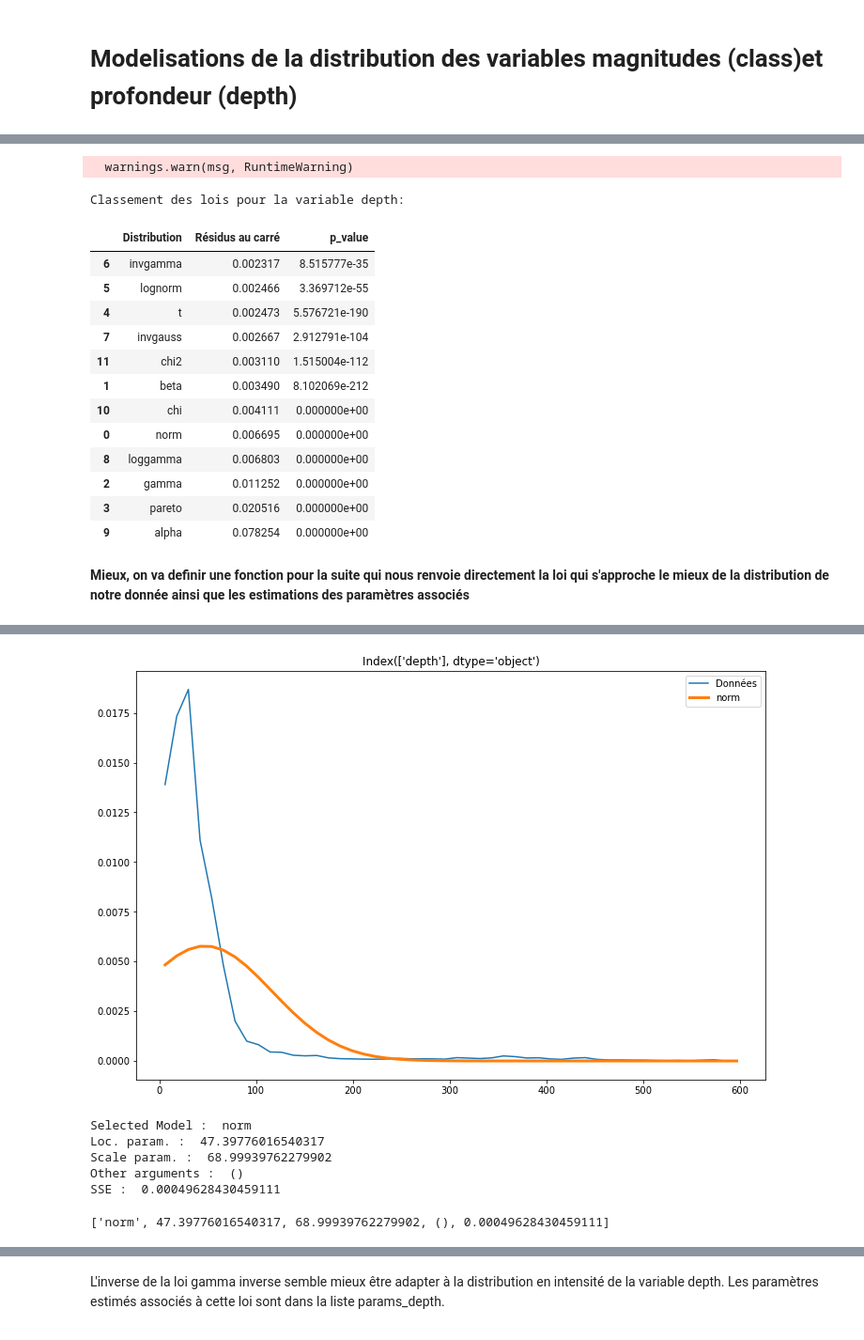
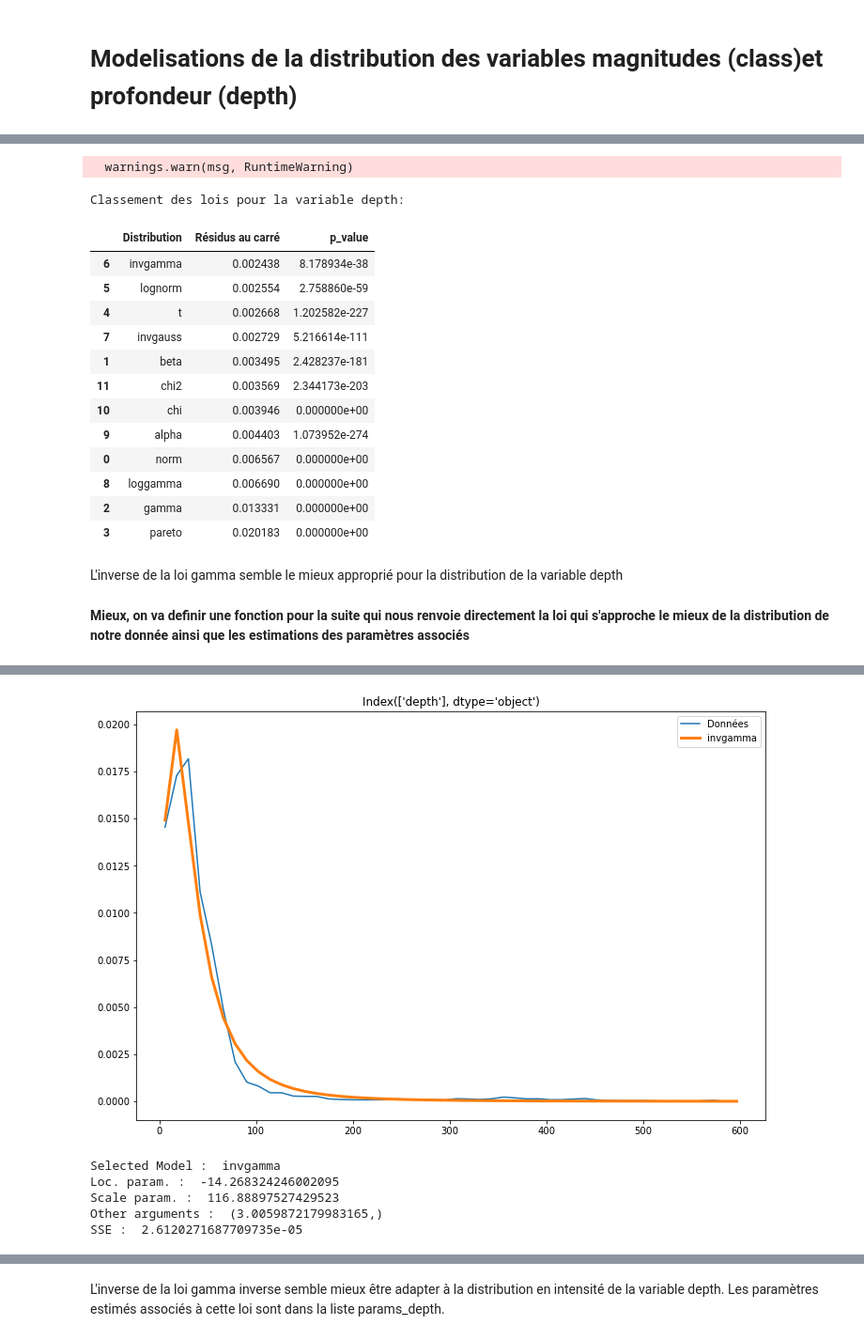
Before and after one commit to eupho73/TER-BNN, a Jupyter notebook: data/modelisation des distributions class et depth.ipynb, the cells around one changed output, grey strips where cells are left out. Shown at 94% size. Cells and saved outputs as stored; diff of their text form; code cells hidden in the pictures.

```diff
--- a/data/modelisation des distributions class et depth.ipynb
+++ b/data/modelisation des distributions class et depth.ipynb
@@ -52,0 +104,4 @@ ratio donnée conservé : 0.9645457704647762 %
+# %%
+#On encode en binaire la variable claims
+data['claims'] = data['claims'].astype('category').cat.codes
+data.head()
@@ -52,0 +117,6 @@ ratio donnée conservé : 0.9645457704647762 %
+# %%
+# Pour preparer la modelisation des intensités, on va créer à partir des données précedentes une nouvelle base d'observations de sinistres
+#df_claims = data.copy()
+df_claims = data[data['claims'] == 1]
+print(df_claims.shape)
+print("ratio donnée conservé :", (df_claims.shape[0]/ data.shape[0])*100, "%") # On regarde la proportion de données conservées
@@ -78,18 +156,17 @@ Pour cela on va classer les lois en comparant les residus carré entre leurs dis
 
 dist_names = ['norm', 'beta','gamma', 'pareto', 't', 'lognorm', 'invgamma', 'invgauss',  'loggamma', 'alpha', 'chi', 'chi2']
 
-#dist_names = ['t', 'invgamma', 'lognorm','alpha', 'invgauss','pareto','beta', 'loggamma']
 
 sum_square_error = []
 p_value=[]
 
 for distribution in dist_names:
-    y, x= np.histogram(df_cla4['depth'], bins=500, density=True)
+    y, x= np.histogram(df_claims['depth'], bins=500, density=True)
     x = (x + np.roll(x, -1))[:-1] / 2.0
 
 ######## méthode fit
     dist = getattr(scipy.stats, distribution)
-    parameters = dist.fit(df_cla4['depth'])
+    parameters = dist.fit(df_claims['depth'])
 
 ######## paramètres
     loc = parameters[-2]
@@ -102,7 +179,7 @@ for distribution in dist_names:
     sum_square_error.append(sse)
 
 ######## Calcul de p_value
-    p= scipy.stats.kstest(df_cla4['depth'], distribution, parameters)[1]
+    p= scipy.stats.kstest(df_claims['depth'], distribution, parameters)[1]
     p_value.append(p)
 
 results = pd.DataFrame()
@@ -117,23 +194,25 @@ results
   warnings.warn(msg, RuntimeWarning)
 Classement des lois pour la variable depth:
 |  | Distribution | Résidus au carré | p_value |
-| 6 | invgamma | 0.002317 | 8.515777e-35 |
-| 5 | lognorm | 0.002466 | 3.369712e-55 |
-| 4 | t | 0.002473 | 5.576721e-190 |
-| 7 | invgauss | 0.002667 | 2.912791e-104 |
-| 11 | chi2 | 0.003110 | 1.515004e-112 |
-| 1 | beta | 0.003490 | 8.102069e-212 |
-| 10 | chi | 0.004111 | 0.000000e+00 |
-| 0 | norm | 0.006695 | 0.000000e+00 |
-| 8 | loggamma | 0.006803 | 0.000000e+00 |
-| 2 | gamma | 0.011252 | 0.000000e+00 |
-| 3 | pareto | 0.020516 | 0.000000e+00 |
-| 9 | alpha | 0.078254 | 0.000000e+00 |
+| 6 | invgamma | 0.002438 | 8.178934e-38 |
+| 5 | lognorm | 0.002554 | 2.758860e-59 |
+| 4 | t | 0.002668 | 1.202582e-227 |
+| 7 | invgauss | 0.002729 | 5.216614e-111 |
+| 1 | beta | 0.003495 | 2.428237e-181 |
+| 11 | chi2 | 0.003569 | 2.344173e-203 |
+| 10 | chi | 0.003946 | 0.000000e+00 |
+| 9 | alpha | 0.004403 | 1.073952e-274 |
+| 0 | norm | 0.006567 | 0.000000e+00 |
+| 8 | loggamma | 0.006690 | 0.000000e+00 |
+| 2 | gamma | 0.013331 | 0.000000e+00 |
+| 3 | pareto | 0.020183 | 0.000000e+00 |
+# %% [markdown]
+L'inverse de la loi gamma semble le mieux approprié pour la distribution de la variable depth
 # %% [markdown]
 **Mieux, on va definir une fonction pour la suite qui nous renvoie directement la loi qui s'approche le mieux de la distribution de notre donnée ainsi que les estimations des paramètres associés**
 # %%
 
-def estim_best_loi(data, sse_thr = 0.01):
+def estim_best_loi(data, sse_thr = 0.000005):
     # sse_thr = seuil d'acceptation du best
     sse = np.inf
 
@@ -191,5 +270,6 @@ def estim_best_loi(data, sse_thr = 0.01):
 
     return [best_name, best_loc, best_scale, best_arg, sse]
 # %%
-estim_best_loi(df_cla4.iloc[:, 8]) # pour la variable profondeur
+#Modelling Intensity depth for all area
+params_depth = estim_best_loi(df_claims['depth']) # pour la variable profondeur
 # %% [output]
@@ -196,7 +277,6 @@ estim_best_loi(df_cla4.iloc[:, 8]) # pour la variable profondeur
-[figure, old version]
+[figure, new version]
-Selected Model :  norm
-Loc. param. :  47.39776016540317
-Scale param. :  68.99939762279902
-Other arguments :  ()
-SSE :  0.00049628430459111
-['norm', 47.39776016540317, 68.99939762279902, (), 0.00049628430459111]
+Selected Model :  invgamma
+Loc. param. :  -14.268324246002095
+Scale param. :  116.88897527429523
+Other arguments :  (3.0059872179983165,)
+SSE :  2.6120271687709735e-05
```
Also changed, not shown: parts of 96 cells of this notebook.
